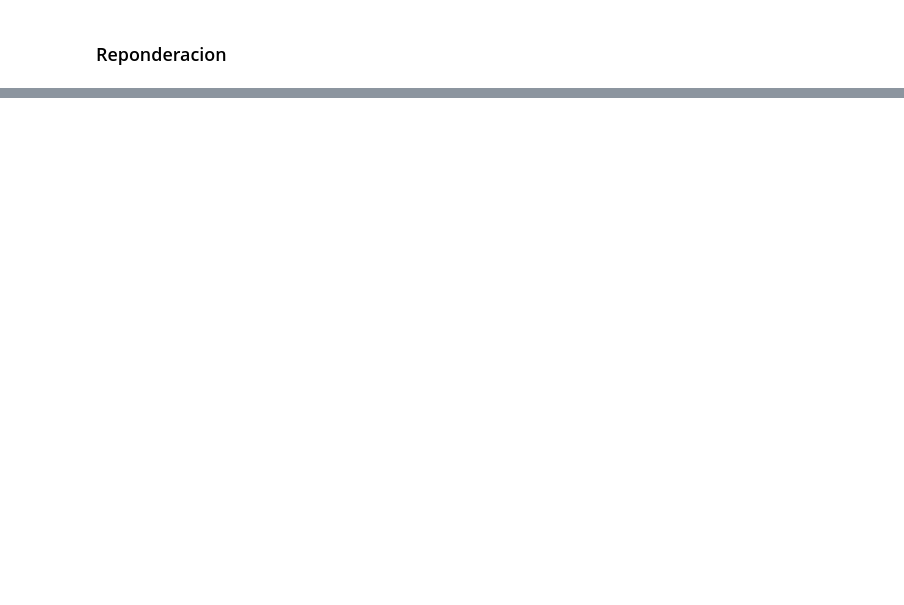
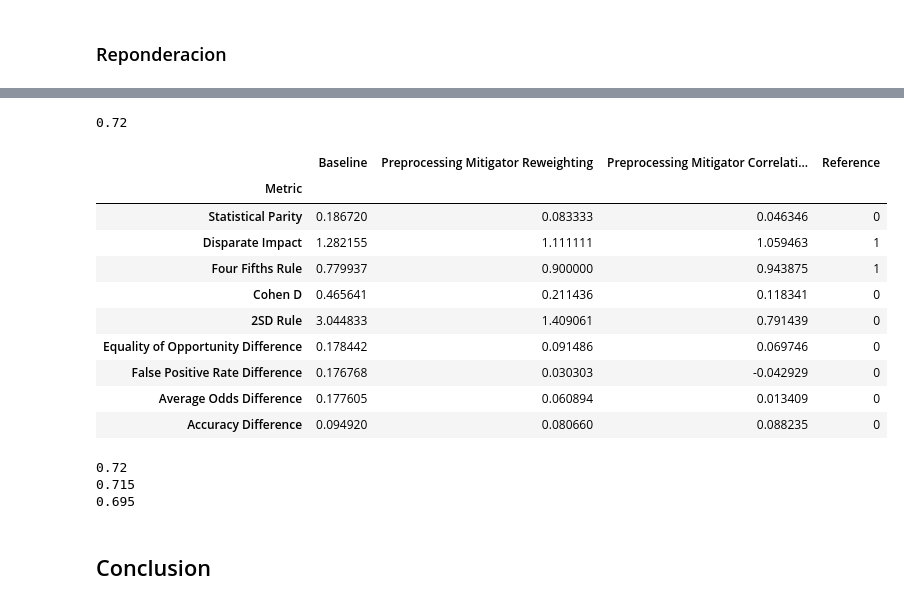
Before and after one commit to ezemartlopez/TP-Integrador-Equidad-en-Aprendizaje-Autom-tico, a Jupyter notebook: 01_Conjunto_datos copy.ipynb, the cells around one changed output, grey strips where cells are left out. Saved outputs shown, nothing was run; the diff lists cells and outputs as text; code cells hidden in the pictures; blank space fills up the shorter version.

```diff
--- a/01_Conjunto_datos.ipynb
+++ b/01_Conjunto_datos copy.ipynb
@@ -1358,13 +1343,2 @@ Definiendo esto como nuestra base, ahora vamos a aplicar las tecnicas de mitigac
 # %% [markdown]
 ### Reponderacion
-# %%
-log_clf2 = LogisticRegression(random_state=33)
-
-cv2 = StratifiedKFold(n_splits=5, shuffle=True, random_state=13)
-
-y_pred2 = cross_val_predict(log_clf2, X, Y, cv=cv2)
-cm2 = confusion_matrix(Y, y_pred2)
-
-
-X_test2, X_train2, y_test2, y_train2 = train_test_split(X, Y, test_size=0.2, random_state=13)
-log_clf2.fit(X_test2, y_test2)
@@ -1434,0 +1382,18 @@ AttributeError: 'Source' object has no attribute 'asttext'
+# %%
+from holisticai.bias.mitigation import CorrelationRemover
+
+
+mitigator = CorrelationRemover()
+modelo = LogisticRegression(random_state=33)
+
+
+
+pipeline = Pipeline(steps=[('scaler', StandardScaler()),("bm_preprocessing", mitigator), ("estimator", modelo)])
+pipeline.fit(X_train2, y_train2, bm__group_a=grupo_a_train, bm__group_b=grupo_b_train)
+
+
+y_pred_pipeline = pipeline.predict(X_test2, bm__group_a=grupo_a_test, bm__group_b=grupo_b_test)
+
+
+metrics_preprocessing_correlationRemover = classification_bias_metrics(grupo_a_test, grupo_b_test, y_pred_pipeline,y_test2, metric_type='both')
+accuracy_preprocessing_correlationRemover = accuracy_score(y_test2, y_pred_pipeline)
@@ -1434,0 +1414,40 @@ AttributeError: 'Source' object has no attribute 'asttext'
+# %%
+accuracy_preprocessing_correlationRemover
+# %% [output]
+0.72
+# %%
+keys = ['Baseline', 'Preprocessing Mitigator Reweighting', 'Preprocessing Mitigator Correlation Remover']
+comparison = pd.concat([baseline['Value'], metrics_preprocessing_reweighting['Value'],metrics_preprocessing_correlationRemover['Value']], axis=1)
+comparison.columns = keys
+comparison["Reference"] = metrics_preprocessing_reweighing["Reference"]
+
+def highlight_closest(s):
+    reference = s['Reference']
+    differences = s.drop('Reference').apply(lambda x: abs(x - reference))
+    closest = differences.idxmin()
+    return ['background-color: mediumseagreen' if x == s[closest] else '' for x in s]
+
+comparison_highlighted = comparison.style.apply(highlight_closest, axis=1)
+comparison_highlighted
+# %% [output]
+|  | Baseline | Preprocessing Mitigator Reweighting | Preprocessing Mitigator Correlati... | Reference |
+| Metric |  |  |  |  |
+| Statistical Parity | 0.186720 | 0.083333 | 0.046346 | 0 |
+| Disparate Impact | 1.282155 | 1.111111 | 1.059463 | 1 |
+| Four Fifths Rule | 0.779937 | 0.900000 | 0.943875 | 1 |
+| Cohen D | 0.465641 | 0.211436 | 0.118341 | 0 |
+| 2SD Rule | 3.044833 | 1.409061 | 0.791439 | 0 |
+| Equality of Opportunity Difference | 0.178442 | 0.091486 | 0.069746 | 0 |
+| False Positive Rate Difference | 0.176768 | 0.030303 | -0.042929 | 0 |
+| Average Odds Difference | 0.177605 | 0.060894 | 0.013409 | 0 |
+| Accuracy Difference | 0.094920 | 0.080660 | 0.088235 | 0 |
+# %%
+print(accuracy_preprocessing_correlationRemover)
+print(accuracy_preprocessing_reweighing)
+print(baseline_accuracy)
+# %% [output]
+0.72
+0.715
+0.695
+# %% [markdown]
+## Conclusion
```
Also changed, not shown: parts of 31 cells of this notebook.
